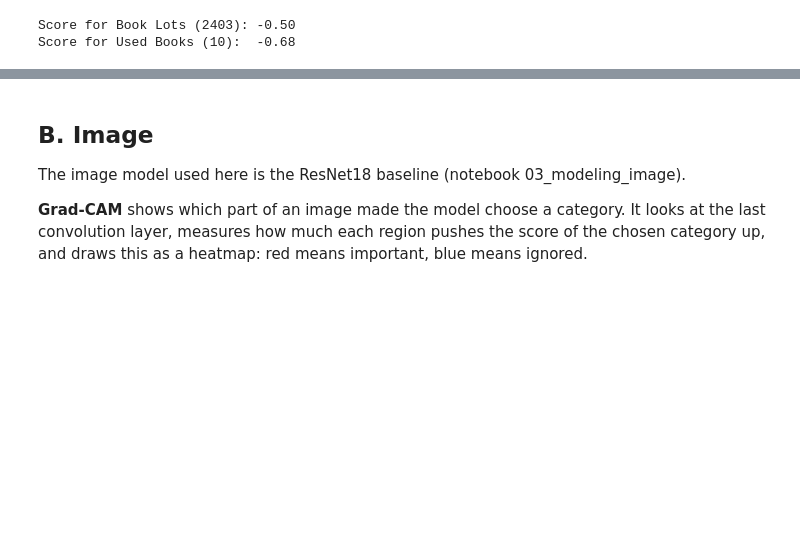
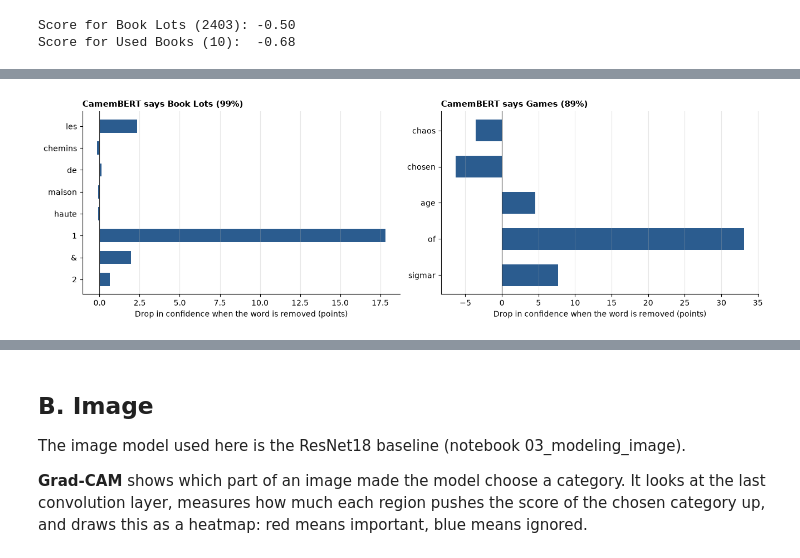
Before and after one commit to wahajaslm/liora-capstone, a Jupyter notebook: notebooks/05_interpretability.ipynb, the cells around one changed output, grey strips where cells are left out. Drawn from its saved outputs; the diff is of its cells as text; code cells hidden in the pictures; blank space fills up the shorter version.

Commit message:
feat(interpretability): show which words CamemBERT relies on
Remove one word at a time and measure the drop in CamemBERT's
confidence, on one title it gets right and one it gets wrong.

```diff
--- a/notebooks/05_interpretability.ipynb
+++ b/notebooks/05_interpretability.ipynb
@@ -170,0 +173,38 @@ Score for Used Books (10):  -0.68
+# %%
+import torch
+from transformers import AutoModelForSequenceClassification, AutoTokenizer
+
+tokenizer = AutoTokenizer.from_pretrained("../models/camembert")
+camembert = AutoModelForSequenceClassification.from_pretrained("../models/camembert").eval()
+
+
+def camembert_probabilities(texts):
+    with torch.no_grad():
+        tokens = tokenizer(texts, padding=True, truncation=True, max_length=128, return_tensors="pt")
+        return torch.softmax(camembert(**tokens).logits, dim=1).numpy()
+
+
+def word_importance(text):
+    """Drop in confidence for the predicted category when each word is removed."""
+    words_in_text = text.split()
+    full = camembert_probabilities([text])[0]
+    predicted = int(full.argmax())
+    without = camembert_probabilities([" ".join(words_in_text[:i] + words_in_text[i + 1:]) for i in range(len(words_in_text))])
+    drops = (full[predicted] - without[:, predicted]) * 100
+    return words_in_text, drops, classes[predicted], full[predicted]
+
+
+examples = ["les chemins de maison haute 1 & 2", "chaos chosen age of sigmar"]
+
+fig, axes = plt.subplots(1, 2, figsize=(13, 4), constrained_layout=True)
+for ax, text in zip(axes, examples):
+    words_in_text, drops, predicted_code, confidence = word_importance(text)
+    ax.barh(words_in_text[::-1], drops[::-1], color="#2b5c8f", height=0.6)
+    ax.axvline(0, color="#333333", linewidth=0.8)
+    ax.set_title(f"CamemBERT says {CATEGORY_NAMES[predicted_code]} ({confidence:.0%})", loc="left", fontsize=11, fontweight="bold")
+    ax.set_xlabel("Drop in confidence when the word is removed (points)")
+    ax.spines[["top", "right"]].set_visible(False)
+    ax.grid(axis="x", alpha=0.3)
+plt.show()
+# %% [output]
+[figure, added]
```
Also changed, not shown: parts of 4 cells of this notebook, 1 other file.
